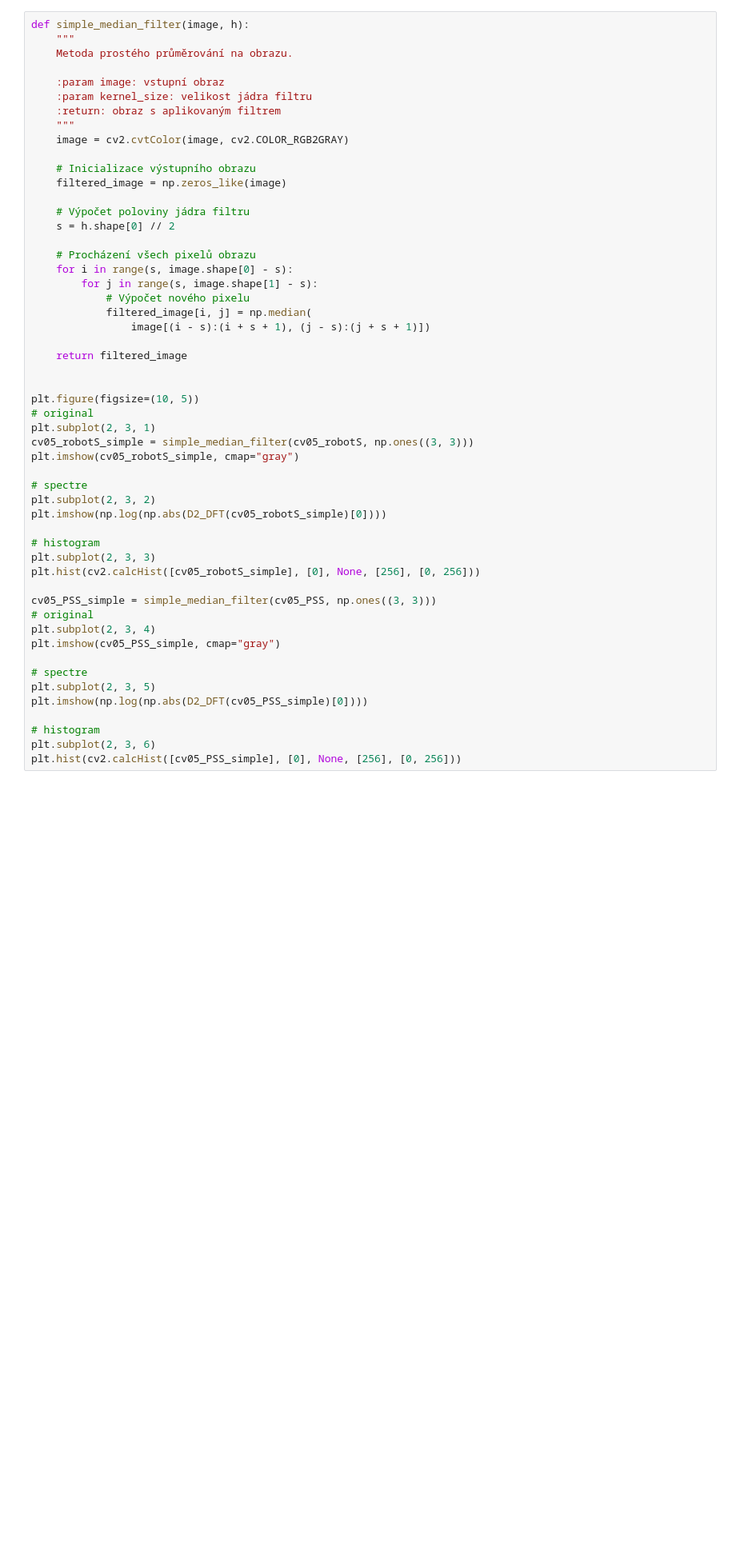
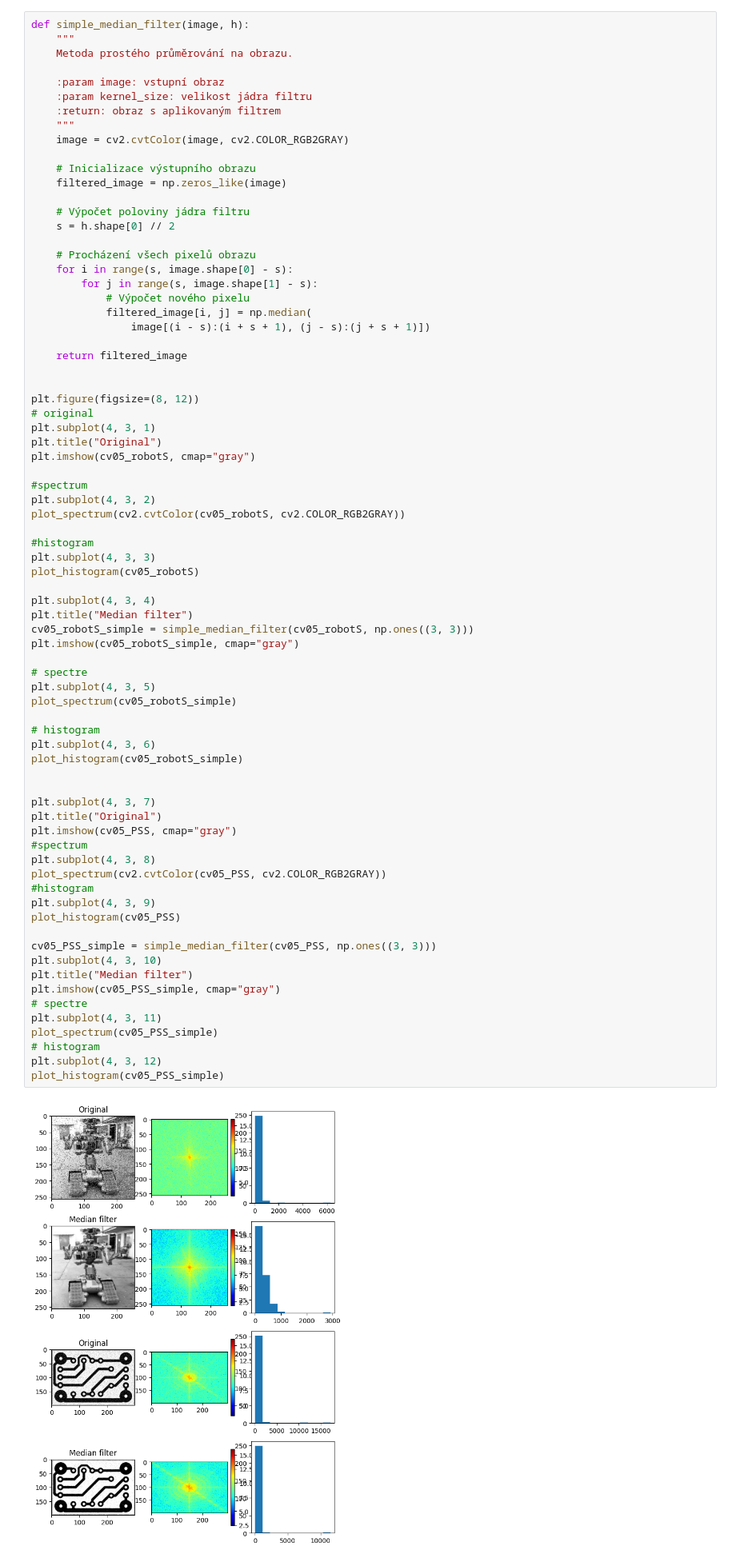
Before and after one commit to KNajman/UZO, a Jupyter notebook: CV_05/cv05.ipynb, the cells around one changed output. Shown at 80% size. Saved outputs shown, nothing was run; the diff lists cells and outputs as text; blank space fills up the shorter version.

```diff
--- a/CV_05/cv05.ipynb
+++ b/CV_05/cv05.ipynb
@@ -161,44 +210,68 @@ def simple_median_filter(image, h):
     image = cv2.cvtColor(image, cv2.COLOR_RGB2GRAY)
 
     # Inicializace výstupního obrazu
     filtered_image = np.zeros_like(image)
 
     # Výpočet poloviny jádra filtru
     s = h.shape[0] // 2
 
     # Procházení všech pixelů obrazu
     for i in range(s, image.shape[0] - s):
         for j in range(s, image.shape[1] - s):
             # Výpočet nového pixelu
             filtered_image[i, j] = np.median(
                 image[(i - s):(i + s + 1), (j - s):(j + s + 1)])
 
     return filtered_image
 
 
-plt.figure(figsize=(10, 5))
+plt.figure(figsize=(8, 12))
 # original
-plt.subplot(2, 3, 1)
+plt.subplot(4, 3, 1)
+plt.title("Original")
+plt.imshow(cv05_robotS, cmap="gray")
+
+#spectrum
+plt.subplot(4, 3, 2)
+plot_spectrum(cv2.cvtColor(cv05_robotS, cv2.COLOR_RGB2GRAY))
+
+#histogram
+plt.subplot(4, 3, 3)
+plot_histogram(cv05_robotS)
+
+plt.subplot(4, 3, 4)
+plt.title("Median filter")
 cv05_robotS_simple = simple_median_filter(cv05_robotS, np.ones((3, 3)))
 plt.imshow(cv05_robotS_simple, cmap="gray")
 
 # spectre
-plt.subplot(2, 3, 2)
-plt.imshow(np.log(np.abs(D2_DFT(cv05_robotS_simple)[0])))
+plt.subplot(4, 3, 5)
+plot_spectrum(cv05_robotS_simple)
 
 # histogram
-plt.subplot(2, 3, 3)
-plt.hist(cv2.calcHist([cv05_robotS_simple], [0], None, [256], [0, 256]))
+plt.subplot(4, 3, 6)
+plot_histogram(cv05_robotS_simple)
+
+
+plt.subplot(4, 3, 7)
+plt.title("Original")
+plt.imshow(cv05_PSS, cmap="gray")
+#spectrum
+plt.subplot(4, 3, 8)
+plot_spectrum(cv2.cvtColor(cv05_PSS, cv2.COLOR_RGB2GRAY))
+#histogram
+plt.subplot(4, 3, 9)
+plot_histogram(cv05_PSS)
 
 cv05_PSS_simple = simple_median_filter(cv05_PSS, np.ones((3, 3)))
-# original
-plt.subplot(2, 3, 4)
+plt.subplot(4, 3, 10)
+plt.title("Median filter")
 plt.imshow(cv05_PSS_simple, cmap="gray")
-
 # spectre
-plt.subplot(2, 3, 5)
-plt.imshow(np.log(np.abs(D2_DFT(cv05_PSS_simple)[0])))
-
+plt.subplot(4, 3, 11)
+plot_spectrum(cv05_PSS_simple)
 # histogram
-plt.subplot(2, 3, 6)
-plt.hist(cv2.calcHist([cv05_PSS_simple], [0], None, [256], [0, 256]))
+plt.subplot(4, 3, 12)
+plot_histogram(cv05_PSS_simple)
+# %% [output]
+[figure, added]
```
Also changed, not shown: parts of 2 cells of this notebook, 3 other files.
